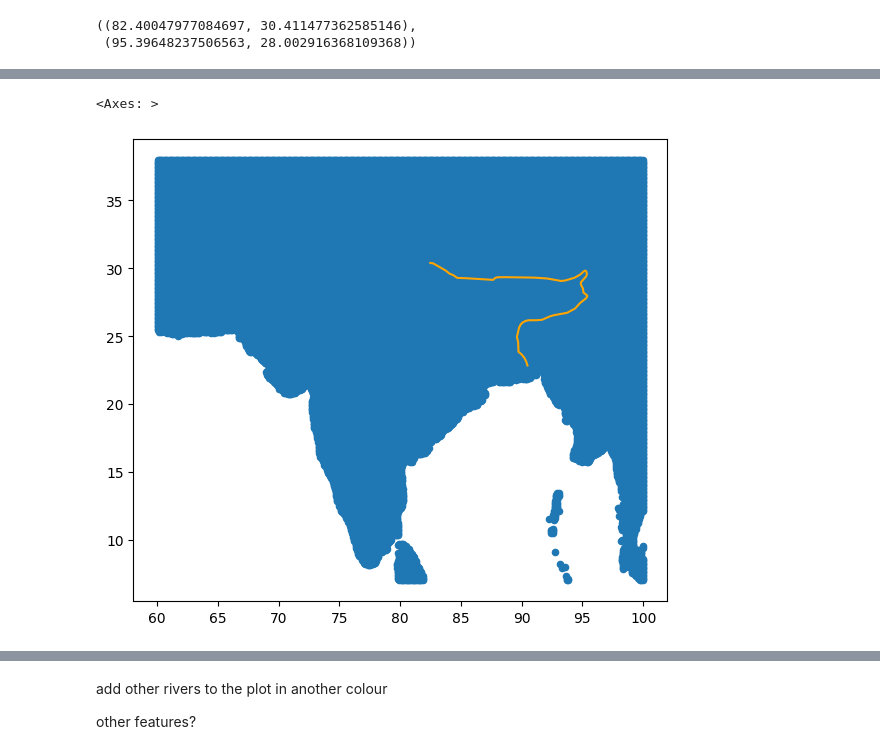
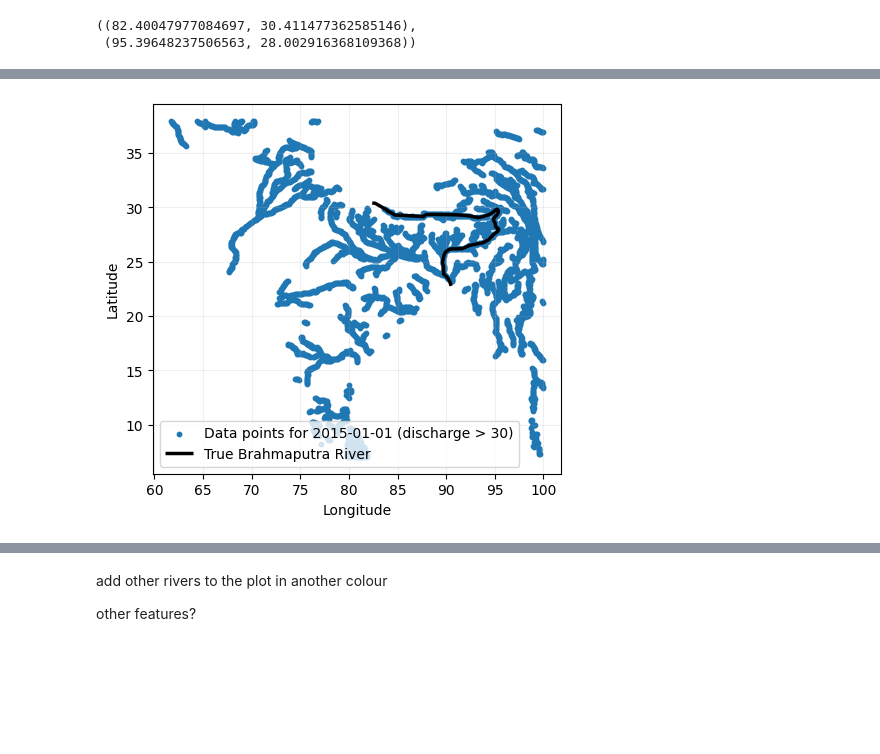
Before and after one commit to PaulNitschke/DS-Brahmaputra-River, a Jupyter notebook: notebooks/geo_exploration.ipynb, the cells around one changed output, grey strips where cells are left out. Cells and saved outputs as stored; diff of their text form; code cells hidden in the pictures; blank space fills up the shorter version.

Commit message:
Adding images for paper

```diff
--- a/notebooks/geo_exploration.ipynb
+++ b/notebooks/geo_exploration.ipynb
@@ -24,15 +50,15 @@ geo_2015.head()
 # %%
-fig, ax = plt.subplots(figsize=(13,6))
+fig, ax = plt.subplots()
 
-geo_2015[geo_2015['time']=='2015-01-01'].plot(ax=ax, markersize=20, marker='o', label='Discharge data points for 2015-01-01')
-brahmaputra.plot(ax=ax, color='orange', label='True Brahmaputra river path', linewidth=2.5)
+geo_2015[(geo_2015['time']=='2015-01-01') & (geo_2015['dis24'] > 30)].plot(ax=ax, markersize=10, marker='o', label='Data points for 2015-01-01 (discharge > 30)')
+brahmaputra.plot(ax=ax, color='k', linewidth=2.5, label='True Brahmaputra River')
 
-# plt.title('Discharge data points for 2015-01-01')
+# plt.title('Discharge > 30 data points for 2015-01-01')
 plt.legend(loc = 'lower left')
 plt.grid(True, alpha=0.2)
 plt.xlabel('Longitude')
 plt.ylabel('Latitude')
+plt.savefig('../images/regional_rivers.png')
 plt.show()
 # %% [output]
-<Axes: >
-[figure, old version]
+[figure, new version]
```
Also changed, not shown: parts of 4 cells of this notebook, 4 other files.
